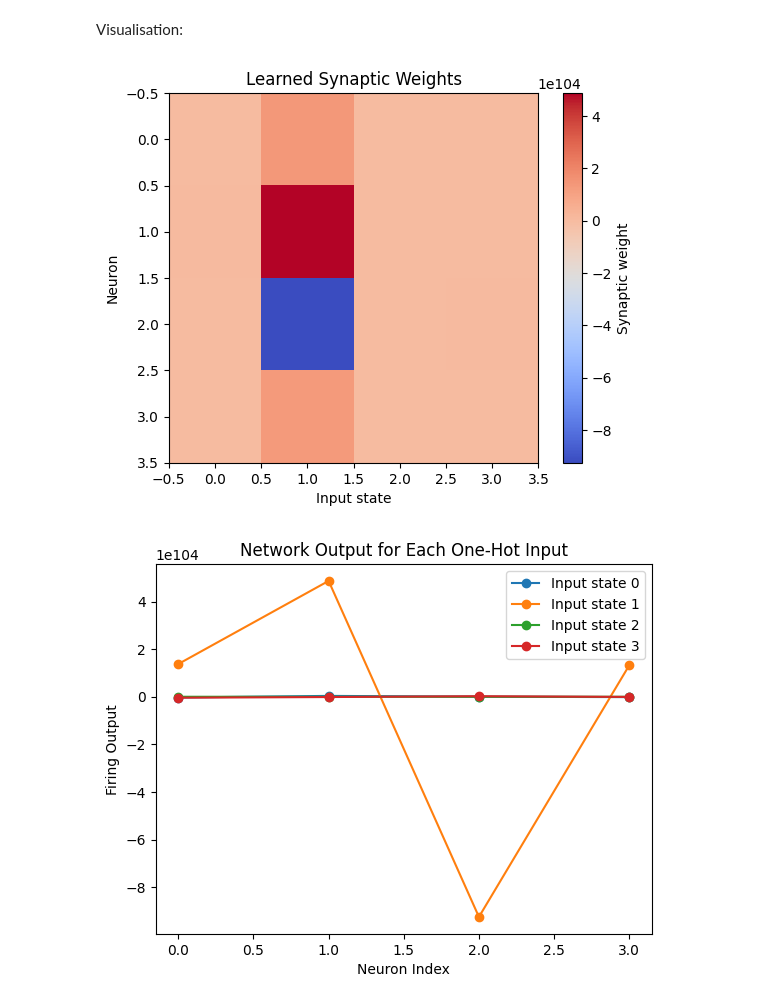
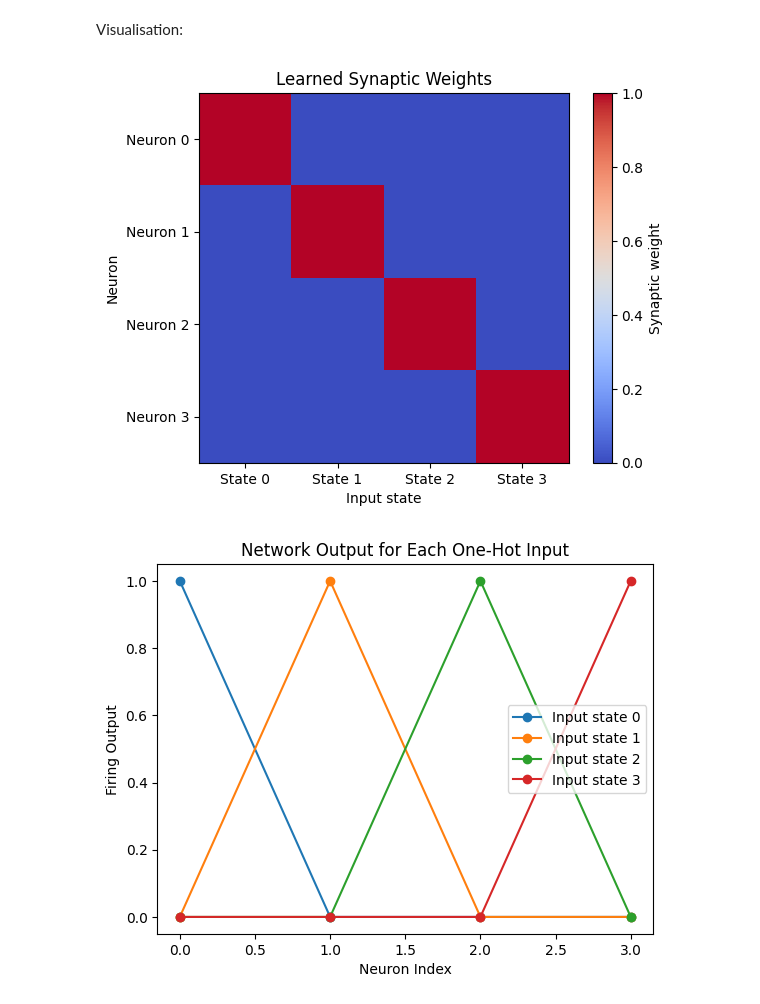
Before and after one commit to lokesh-venkatesh/pride-cells-n-grace-cells, a Jupyter notebook: four_corners.ipynb, the cells around one changed output. Drawn from its saved outputs; the diff is of its cells as text; code cells hidden in the pictures.

Commit message:
YAYYY (finally)

```diff
--- a/four_corners.ipynb
+++ b/four_corners.ipynb
@@ -27,25 +27,24 @@ def one_hot_encode_trajectory(state, num_states=4):
 # %% [markdown]
 Training function based on an input time-series:
 # %%
-def train_hebbian(one_hot_trajectory, eta=0.1, gamma=0.01, mu=0.0):
+def train_hebbian(one_hot_trajectory, eta=0.1, gamma=1, mu=0.1):
     """
     Run Hebbian learning across the time series.
     - eta: equivalent to a learning rate of sorts
     - gamma: decay factor
     """
-    W = np.random.randn(4, 4)*0.1
-    # Weight matrix (each row corresponds to a neuron,
-    # and each column to an input state)
+    W = 1 + 0.1*np.random.randn(4, 4)
+    M = np.full((4, 4), -mu)
+    np.fill_diagonal(M, 0)
+    # Weight matrix (each row corresponds to a neuron, and each column to an input state)
 
-    for x in one_hot_trajectory: # x = one-hot encoded input vector
-        # x has 1 row and 4 columns (one-hot encoded)
-        x = x.reshape(-1, 1) # Reshape to column vector for matrix multiplication
-        y = np.dot(W, x) # Calculate output (y = W * x) using matrix multiplication
+    # M is the weight matrix for inhibition
+    # We need to
 
-        delta_W = eta * np.outer(y, x) # update rule: delta_W = eta * y * x^T
-        delta_W = delta_W - gamma*np.mean(delta_W, axis=0, keepdims=True) # set mu = 0 for no Lateral inhibition
-
-        W += delta_W
+    for x in one_hot_trajectory:
+        y = np.dot(W, x.T) # Calculate output (y = W * x) using matrix multiplication
+        W += eta*np.outer(y, x.T) + gamma*W*M
+        W = W / np.linalg.norm(W, axis=1, keepdims=True)
 
     return W
 
@@ -55,26 +54,28 @@ Simulating the entire thing in one go:
 # %%
 # Parameters
 N = 10000
-eta = 0.1
-gamma = 0.01
+eta = 0.001
+#gamma = 0.1
 
 trajectory = generate_trajectory(N)
 one_hot_trajectory = one_hot_encode_trajectory(trajectory)
 
-W_final = train_hebbian(one_hot_trajectory, eta, gamma)
+W_final = train_hebbian(one_hot_trajectory, eta)
 # %% [markdown]
 Visualisation:
 # %%
 %matplotlib inline
 
 plt.imshow(W_final, cmap='coolwarm')
 plt.colorbar(label='Synaptic weight')
+plt.xticks(ticks=np.arange(4), labels=[f'State {i}' for i in range(4)])
+plt.yticks(ticks=np.arange(4), labels=[f'Neuron {i}' for i in range(4)])
 plt.xlabel('Input state')
 plt.ylabel('Neuron')
 plt.title('Learned Synaptic Weights')
 plt.show()
 # %% [output]
-[figure, old version]
+[figure, new version]
 # %%
 %matplotlib inline
 
@@ -90,4 +91,4 @@ plt.title('Network Output for Each One-Hot Input')
 plt.legend()
 plt.show()
 # %% [output]
-[figure, old version]
+[figure, new version]
```
